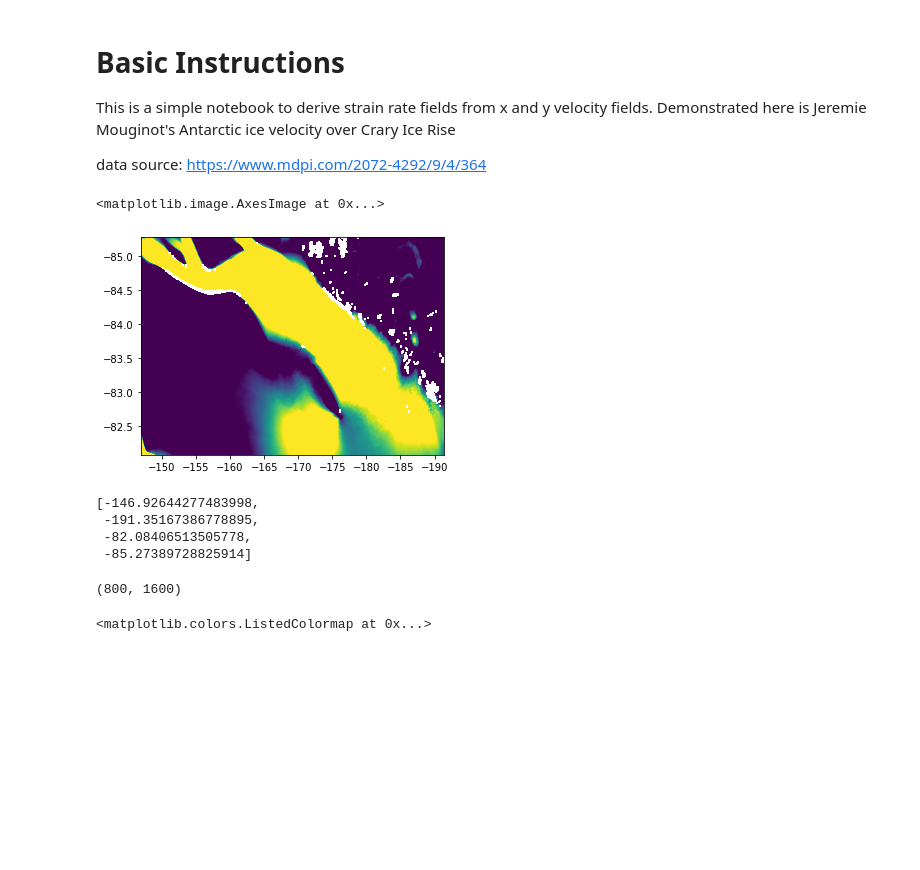
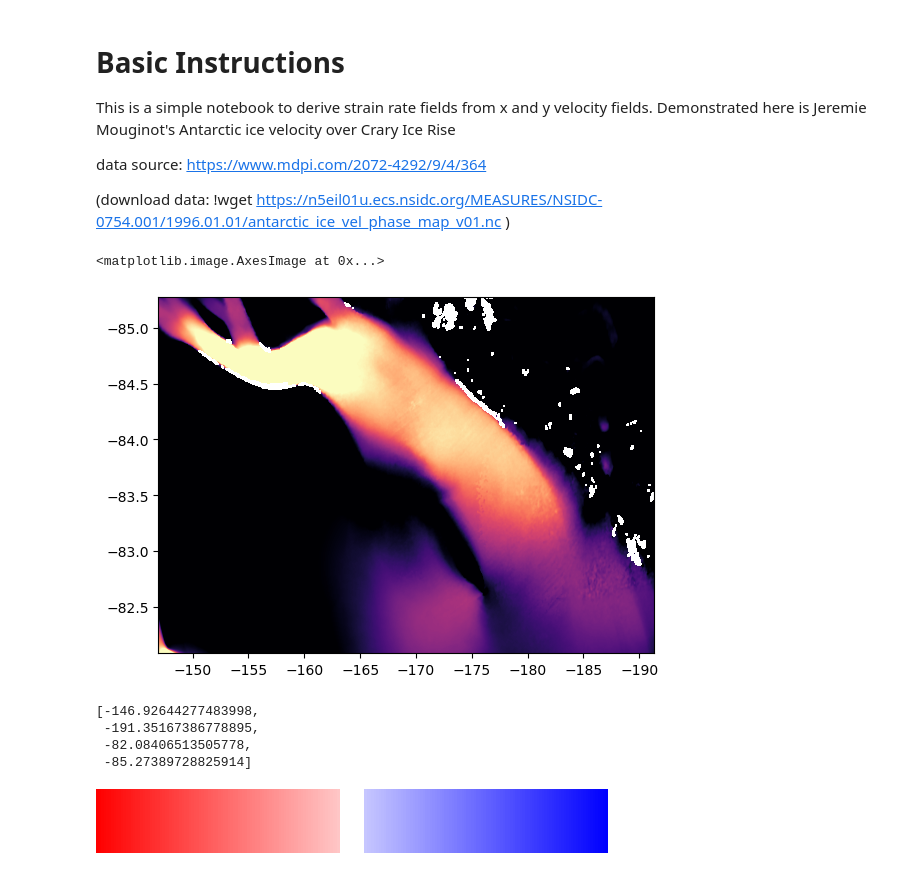
Before and after one commit to jdmillstein/strain_rates, a Jupyter notebook: simple_cross_plots_crary.ipynb, the cells around one changed output. Saved outputs shown, nothing was run; the diff lists cells and outputs as text; code cells hidden in the pictures; blank space fills up the shorter version.

```diff
--- a/simple_cross_plots_crary.ipynb
+++ b/simple_cross_plots_crary.ipynb
@@ -17,5 +17,7 @@ from strain_codes import *
 This is a simple notebook to derive strain rate fields from x and y velocity fields. Demonstrated here is Jeremie Mouginot's Antarctic ice velocity over Crary Ice Rise
 
 data source: https://www.mdpi.com/2072-4292/9/4/364
+
+(download data: !wget https://n5eil01u.ecs.nsidc.org/MEASURES/NSIDC-0754.001/1996.01.01/antarctic_ice_vel_phase_map_v01.nc )
 # %%
 # open velocity dataset and split into vx and vy components
@@ -31,12 +33,13 @@ vx = vx_[7300:8100,5000:6600]
 vy = vy_[7300:8100,5000:6600]
 lat = np.flip((lat_[7300:8100,5000:6600]).T)
 lon = np.flip((lon_[7300:8100,5000:6600]).T)-360
-# %%
-#plot our ROI in lat/lon, mainly for figure making
-plt.imshow(vx, vmin=10,vmax=100,extent = [lon[-1,0], lon[0,0],  lat[0,0], lat[0,-1]], aspect=10)
-# %% [output]
-<matplotlib.image.AxesImage at 0x...>
-[figure, removed]
+# %%
+plt.imshow(vx, vmin = 10, vmax = 300, cmap = 'magma',
+           extent = [lon[-1,0], lon[0,0],  lat[0,0], lat[0,-1]],
+           aspect = 10)
+# %% [output]
+<matplotlib.image.AxesImage at 0x...>
+[figure, added]
 # %%
  [lon[-1,0], lon[0,0],  lat[0,0], lat[0,-1]]
 # %% [output]
@@ -61,25 +64,23 @@ ev00R = eigvecsR[:,0,0].reshape(vx.shape)
 ev11R = eigvecsR[:,1,1].reshape(vx.shape)
 ev10R = eigvecsR[:,1,0].reshape(vx.shape)
 eigvals, eigvecs = np.linalg.eigh(DR.T)
-# %%
-vx.shape
-# %% [output]
-(800, 1600)
 # %%
 # colormap where > 0 is blue (extension) and < 0 is red (compression), can remove
+import matplotlib
 
-import matplotlib.cm as cm
-viridis = cm.get_cmap('bwr', 256)
-newcolors = viridis(np.linspace(0, 1, 256))
-beep = cm.get_cmap('bone', 2)
-beep = beep(np.linspace(0, 1, 100))
-newcoalors2 = newcolors[0:50, :]
-greys = beep[70:,:]
-newcolors3 = newcolors[206:, :]
-newcmp = colors.ListedColormap(np.vstack((newcolors3[::-1],greys,newcoalors2[::-1])))
+bwr = matplotlib.colormaps['bwr']
+newcolors = bwr(np.linspace(0, 1, 256))
+
+bone =  matplotlib.colormaps['bone']
+bone = bone(np.linspace(0, 1, 100))
+
+newcolors2 = newcolors[0:100, :]
+greys = bone[70:,:];
+newcolors3 = newcolors[156:, :]
+newcmp = colors.ListedColormap(np.vstack((newcolors3[::-1], np.tile(greys[-1],[10,1]), newcolors2[::-1])))
 newcmp
 # %% [output]
-<matplotlib.colors.ListedColormap at 0x...>
+[figure, added]
 # %%
 # plot cropped region around Brunt's north rift in lat/lon S. polar stereo   [ lon[0,0],  lat[0,0], lat[0,-1]]
 lon = np.linspace(-1*lon[-1,0], -1*lon[0,0], len(vx[1,:]))
```
Also changed, not shown: parts of 7 cells of this notebook.
